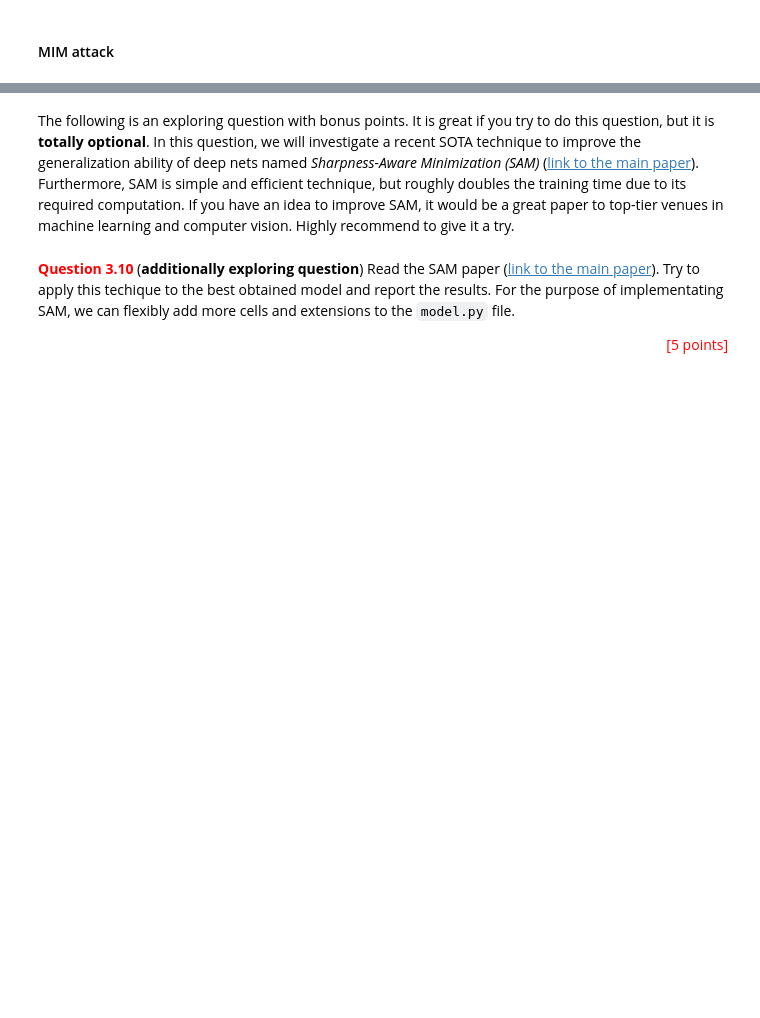
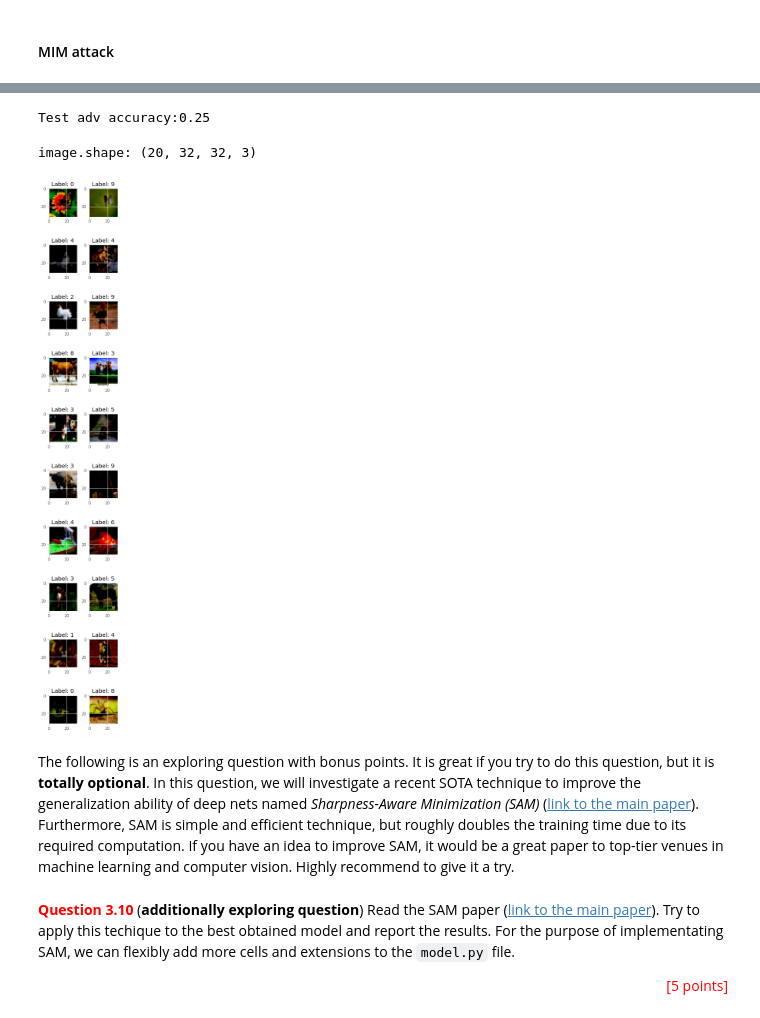
Before and after one commit to lee-jian-hui/FIT3181-Deep-Learning, a Jupyter notebook: assignment/FIT3181_Assignment_1/FIT3181_Assignment1-2022.ipynb, the cells around one changed output, grey strips where cells are left out. Cells and saved outputs as stored; diff of their text form; code cells hidden in the pictures; blank space fills up the shorter version.

```diff
--- a/assignment/FIT3181_Assignment_1/FIT3181_Assignment1-2022.ipynb
+++ b/assignment/FIT3181_Assignment_1/FIT3181_Assignment1-2022.ipynb
@@ -2814,0 +2792,11 @@ test_adv_acc: 0.0
+# %%
+EPSILON = 0.0313
+K = 10                  # num_steps
+ETA = 0.002             # step size
+
+prev_model = keras.models.load_model("q3models/q3.4") # the best tuned model without mix up or data augmentation
+yourmode_defence = YourModel()
+yourmode_defence.model = prev_model
+
+# yourmode_defence.model.predict(x_test[:2]) # produces a an array of 10 pred probabilities value (after softmax)
+# yourmode_defence.predict(x_test[:10]) # chooses the index (label) that has highest pred probability
@@ -2814,0 +2884,11 @@ test_adv_acc: 0.0
+# %%
+EPSILON = 0.0313
+K = 20 # num_steps
+ETA = 0.002 # step size
+
+# batching the test data
+test_batches = load_test_batch(32)
+
+# load previously trained reinforced model
+yourmode_defence = YourModel()
+yourmode_defence.model = keras.models.load_model("q3models/q3.9/reinforced_model")
@@ -2815,3 +2935,22 @@ test_adv_acc: 0.0
+# %%
+
+# accuracy score test on batches
+test_adv_acc = accuracy_score(y_true, y_adv)
+print("Test adv accuracy:{}".format(test_adv_acc))
+# %% [output]
+Test adv accuracy:0.25
+# %%
+image_samples_adv = pgd_attack( yourmode_defence.model, image_samples, label_samples,
+                                EPSILON, K, ETA,
+                                0.0, 1.0,
+                                from_logits=False )
+
+label_sample_adv = np.argmax(yourmode_defence.model(image_samples_adv).numpy(), 1)
+# %%
+plot_image_grid(nb_classes, samples_per_class, image_samples_adv.numpy(), label_sample_adv, (32,32,3))
+# %% [output]
+image.shape: (20, 32, 32, 3)
+[figure, added]
 # %% [markdown]
 The following is an exploring question with bonus points. It is great if you try to do this question, but it is **totally optional**. In this question, we will investigate a recent SOTA technique to improve the generalization ability of deep nets named *Sharpness-Aware Minimization (SAM)* ([link to the main paper](https://openreview.net/pdf?id=6Tm1mposlrM)).  Furthermore, SAM is simple and efficient technique, but roughly doubles the training time due to its required computation. If you have an idea to improve SAM, it would be a great paper to top-tier venues in machine learning and computer vision. Highly recommend to give it a try.
 # %% [markdown]
```
Also changed, not shown: parts of 53 cells of this notebook, 45 other files.
